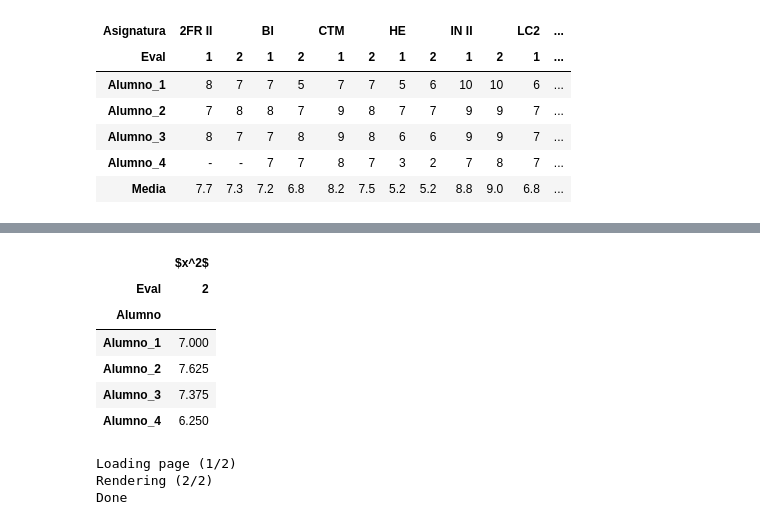
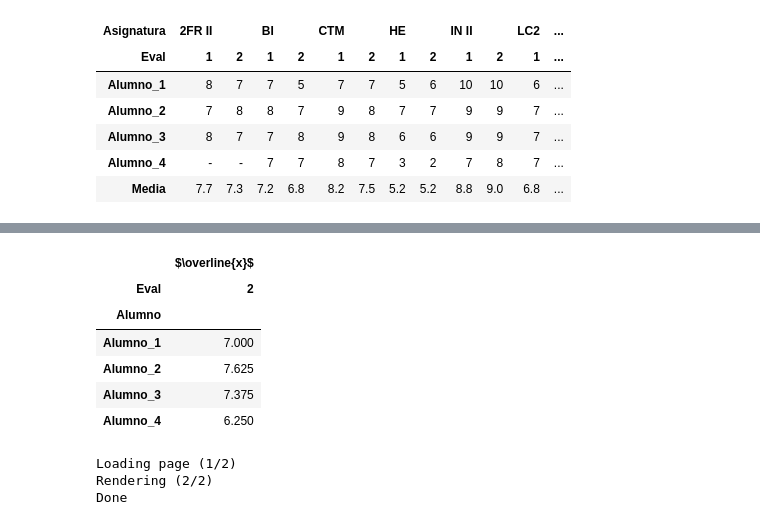
Before and after one commit to crdguez/mat4ac, a Jupyter notebook: notebooks/est_evaluacion_2021.ipynb, the cells around one changed output, grey strips where cells are left out. Saved outputs shown, nothing was run; the diff lists cells and outputs as text; code cells hidden in the pictures.

```diff
--- a/notebooks/est_evaluacion_2021.ipynb
+++ b/notebooks/est_evaluacion_2021.ipynb
@@ -208,8 +275,8 @@ df5.style.set_precision(0).format("{:.1f}",subset=(df5.index,df5.columns[-1:])).
 # %%
-df2=actilla_final[actilla_final.Eval == ultima_evaluacion].groupby(['Alumno','Eval'])[['Nota']].mean().unstack('Eval').rename(columns={'Nota':'$\overline{$'})
+df2=actilla_final[actilla_final.Eval == ultima_evaluacion].groupby(['Alumno','Eval'])[['Nota']].mean().unstack('Eval').rename(columns={'Nota':'$\overline{x}$'})
 df2
 # %% [output]
-|  | $x^2$ |
+|  | $\overline{x}$ |
 | Eval | 2 |
 | Alumno |  |
 | Alumno_1 | 7.000 |
```
Also changed, not shown: parts of 5 cells of this notebook.
